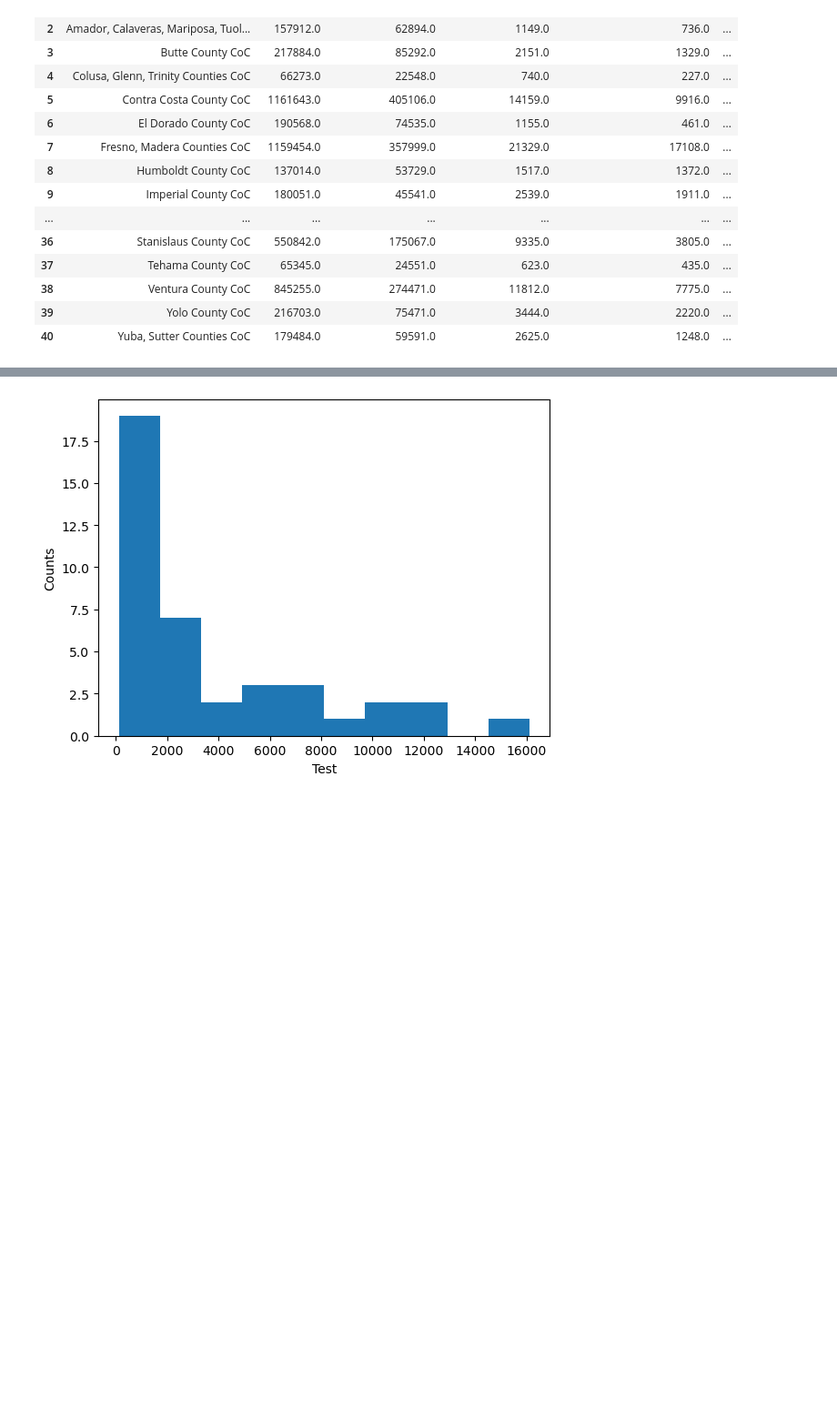
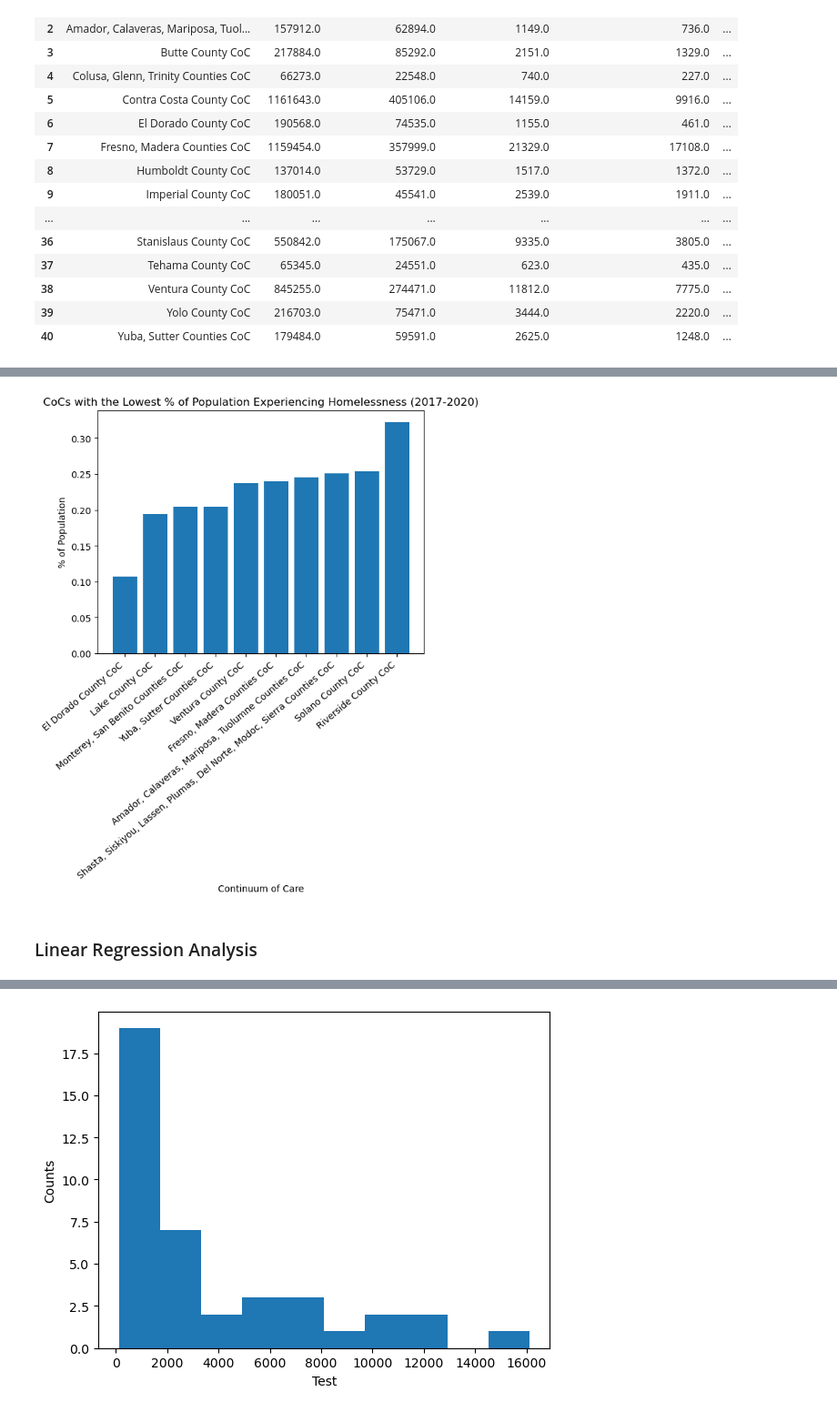
Before and after one commit to evacs/Project-1, a Jupyter notebook: housing_jeff.ipynb, the cells around one changed output, grey strips where cells are left out. Shown at 91% size. Drawn from its saved outputs; the diff is of its cells as text; code cells hidden in the pictures; blank space fills up the shorter version.

```diff
--- a/housing_jeff.ipynb
+++ b/housing_jeff.ipynb
@@ -244,0 +248,18 @@ The r-squared is: 0.020348652329998912
+# %%
+# Sort homeless rate in descending order and show the top,10
+homeless_bottom10 = housing_homeless_df.sort_values(by='% Homeless',ascending=True).iloc[:10]
+
+# Create bar plot showing the top 10 continuums of care by homeless rate
+x_axis = homeless_bottom10['Continuum of Care']
+y_axis = homeless_bottom10['% Homeless']
+
+plt.bar(x_axis,y_axis, color='tab:blue')
+plt.xlabel('Continuum of Care')
+plt.ylabel('% of Population')
+plt.xticks(rotation=40, ha = 'right')
+plt.title('CoCs with the Lowest % of Population Experiencing Homelessness (2017-2020)')
+plt.show()
+# %% [output]
+[figure, added]
+# %% [markdown]
+### Linear Regression Analysis
```
Also changed, not shown: parts of 14 cells of this notebook.
